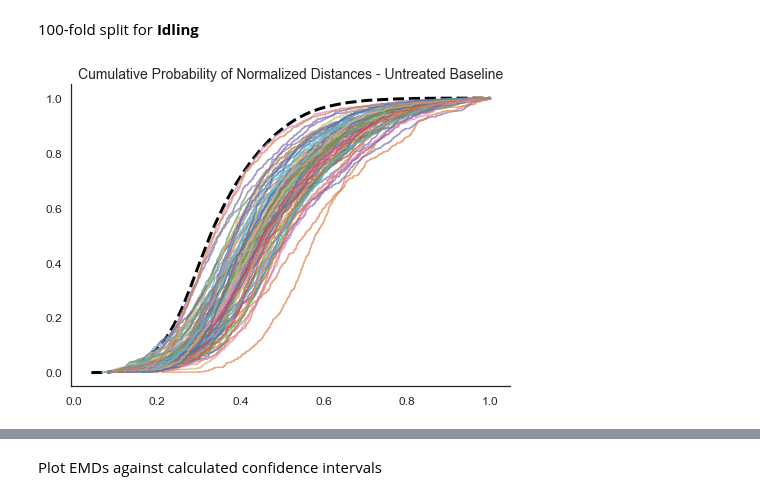
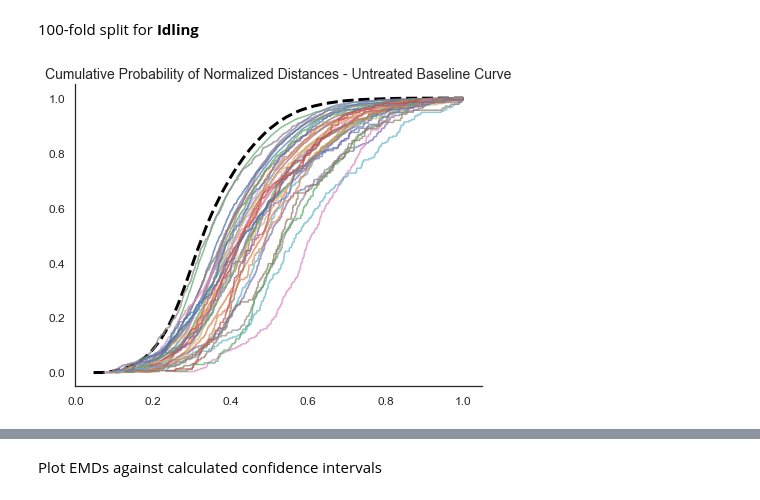
Before and after one commit to codyheiser/fluffy-succotash, a Jupyter notebook: SKMEL5_treatments.ipynb, the cells around one changed output, grey strips where cells are left out. Saved outputs shown, nothing was run; the diff lists cells and outputs as text; code cells hidden in the pictures.

Commit message:
calculated EMD acceptance criteria by cell number in population

```diff
--- a/SKMEL5_treatments.ipynb
+++ b/SKMEL5_treatments.ipynb
@@ -280,38 +298,37 @@ plt.plot(pre_bin_edges[1:], pre_cdf/pre_cdf[-1], label=None, linestyle='dashed',
 
 U_baseline_out = [] # initate list to make df of EMD and KLD from
 
-kf = KFold(n_splits=82, shuffle=True, random_state=18) # generate KFold object for splitting data into 82 pieces
-
-for train_i, test_i in kf.split(U_PCA.results):
-    post = sc.spatial.distance_matrix(U_PCA.results[test_i,], U_PCA.results[test_i,])
+for test_i in U.barcode_counts(selected_codes):
+    U_rand = U_PCA.results[np.random.choice(U_PCA.results.shape[0], test_i, replace=False),]
+    post = sc.spatial.distance_matrix(U_rand, U_rand)
 
     # take the upper triangle (it's symmetrical) for calculating EMD and plotting distance differences
     post_flat = post[np.triu_indices(post.shape[1],1)]
 
     # normalize flattened distances within each set for fair comparison of probability distributions
     post_flat_norm = (post_flat/post_flat.max())
 
     # calculate EMD for the distance matrices
     EMD = sc.stats.wasserstein_distance(pre_flat_norm, post_flat_norm)
 
     # Kullback Leibler divergence
     # add very small number to avoid dividing by zero
     KLD = sc.stats.entropy(pre_flat_norm+0.00000001) - sc.stats.entropy(post_flat_norm+0.00000001)
 
     post_counts, post_bin_edges = np.histogram(post_flat_norm, bins=num_bins)
     post_cdf = np.cumsum(post_counts)
 
     plt.plot(post_bin_edges[1:], post_cdf/post_cdf[-1], label=None, alpha=0.7)
 
-    U_baseline_out.append({'split':test_i, 'EMD':EMD, 'KLD':KLD})
+    U_baseline_out.append({'n_cells':test_i, 'EMD':EMD, 'KLD':KLD})
 
 
-plt.title('Cumulative Probability of Normalized Distances - Untreated Baseline', fontsize=14)
+plt.title('Cumulative Probability of Normalized Distances - Untreated Baseline Curve', fontsize=14)
 plt.tick_params(labelsize=12)
 sns.despine()
 plt.tight_layout()
 plt.show()
 
 U_baseline_out = pd.DataFrame(U_baseline_out)
 # %% [output]
-[figure, old version]
+[figure, new version]
```
Also changed, not shown: parts of 25 cells of this notebook.
